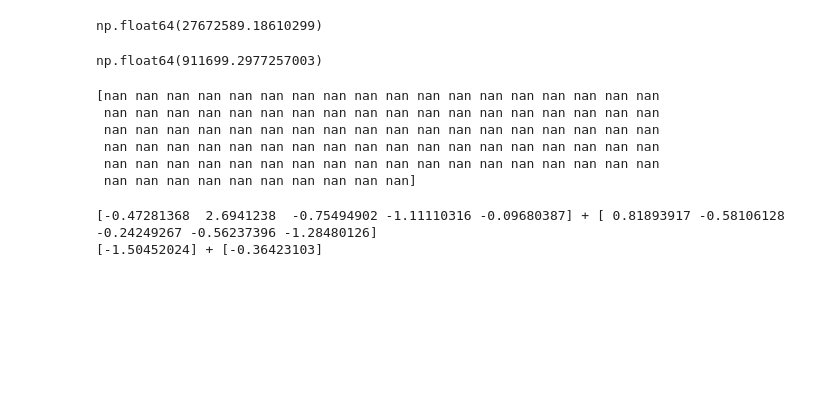
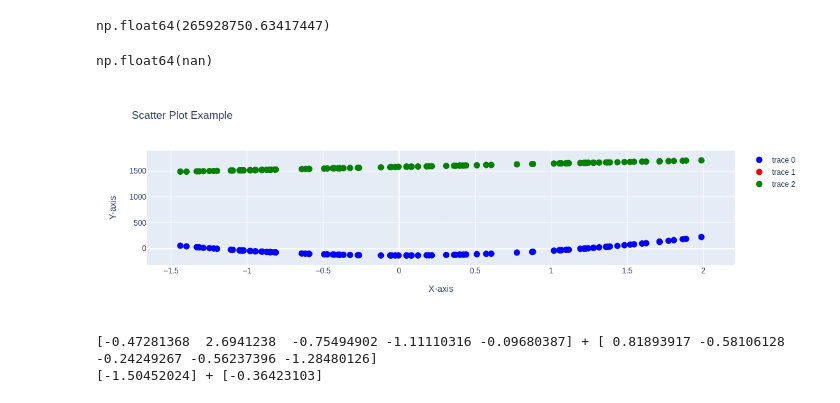
Before and after one commit to AntoniKingston/MIOwAD25L, a Jupyter notebook: NN2.ipynb, the cells around one changed output. Drawn from its saved outputs; the diff is of its cells as text; code cells hidden in the pictures; blank space fills up the shorter version.

```diff
--- a/NN2.ipynb
+++ b/NN2.ipynb
@@ -138,7 +139,7 @@ class MLP_with_backpropagation():
             lista[i] = lista[i] * factor
         return lista
 
-    def learn(self, x, y, epochs, lr=0.0001, batch_size = max(1,int(len(x)/100))):
+    def learn(self, x, y, epochs, lr=0.01, batch_size = max(1,int(len(x)/100))):
             for i in range(epochs):
                 idx = 0
                 while(idx + batch_size < len(x)):
@@ -170,10 +171,10 @@ def MSE0_learn_MSE1(network, X_train, Y_train, X_test, Y_test):
     Y_ts_scl = Y_test / y_scl
     pred0 = network.predict_multiple(X_ts_scl.reshape(-1,1)) * y_scl
     MSE0 = sum((Y_test - pred0.reshape(-1))**2)
-    network.learn(X_tr_scl.reshape(-1,1), Y_tr_scl.reshape(-1,1), 50)
-    pred1 = network.predict_multiple(X_ts_scl.reshape(-1,1))* y_scl
+    network.learn(X_tr_scl.reshape(-1,1), Y_tr_scl.reshape(-1,1), 50, 2)
+    pred1 = network.predict_multiple(X_ts_scl.reshape(-1,1)) * y_scl
     MSE1 = sum((Y_test - pred1.reshape(-1))**2)
-    return MSE0, MSE1
+    return MSE0, MSE1, pred0, pred1
 
 network = MLP_with_backpropagation([1,5,1])
 train = pd.read_csv("data/regression/square-simple-training.csv")
@@ -183,25 +184,37 @@ X_train = train['x'].values
 Y_train = train['y'].values
 X_test = test['x'].values
 Y_test = test['y'].values
+max_x = max(X_train)
+min_x = min(X_train)
+max_y = max(Y_train)
+min_y = min(Y_train)
+x_scl = max_x - min_x
+y_scl = max_y - min_y
+X_tr_scl = X_train / x_scl
+Y_tr_scl = Y_train / y_scl
+X_ts_scl = X_test / x_scl
+Y_ts_scl = Y_test / y_scl
 
-MSE0, MSE1 = MSE0_learn_MSE1(network, X_train, Y_train, X_test, Y_test)
+MSE0, MSE1, pred0, pred1 = MSE0_learn_MSE1(network, X_train, Y_train, X_test, Y_test)
-# %%
-MSE0
-# %% [output]
-np.float64(27672589.18610299)
+# %%
+MSE0
+# %% [output]
+np.float64(265928750.63417447)
 # %%
 MSE1
 # %% [output]
-np.float64(911699.2977257003)
+np.float64(nan)
 # %%
-print(MSE1)
+fig = go.Figure(data=go.Scatter(x=X_test, y=Y_test, mode='markers', marker=dict(color='blue', size=10)))
+
+fig.add_trace(go.Scatter(x=X_test, y=pred1.reshape(-1), mode='markers', marker=dict(color='red', size=10)))
+fig.add_trace(go.Scatter(x=X_test, y=pred0.reshape(-1), mode='markers', marker=dict(color='green', size=10)))
+
+fig.update_layout(title="Scatter Plot Example", xaxis_title="X-axis", yaxis_title="Y-axis")
+
+fig.show()
 # %% [output]
-[nan nan nan nan nan nan nan nan nan nan nan nan nan nan nan nan nan nan
- nan nan nan nan nan nan nan nan nan nan nan nan nan nan nan nan nan nan
- nan nan nan nan nan nan nan nan nan nan nan nan nan nan nan nan nan nan
- nan nan nan nan nan nan nan nan nan nan nan nan nan nan nan nan nan nan
- nan nan nan nan nan nan nan nan nan nan nan nan nan nan nan nan nan nan
- nan nan nan nan nan nan nan nan nan nan]
+[figure, added]
 # %%
 network = MLP_with_backpropagation([1,5,1])
 network.derivative([2], [1])
```
Also changed, not shown: parts of 2 cells of this notebook, 1 other file.
